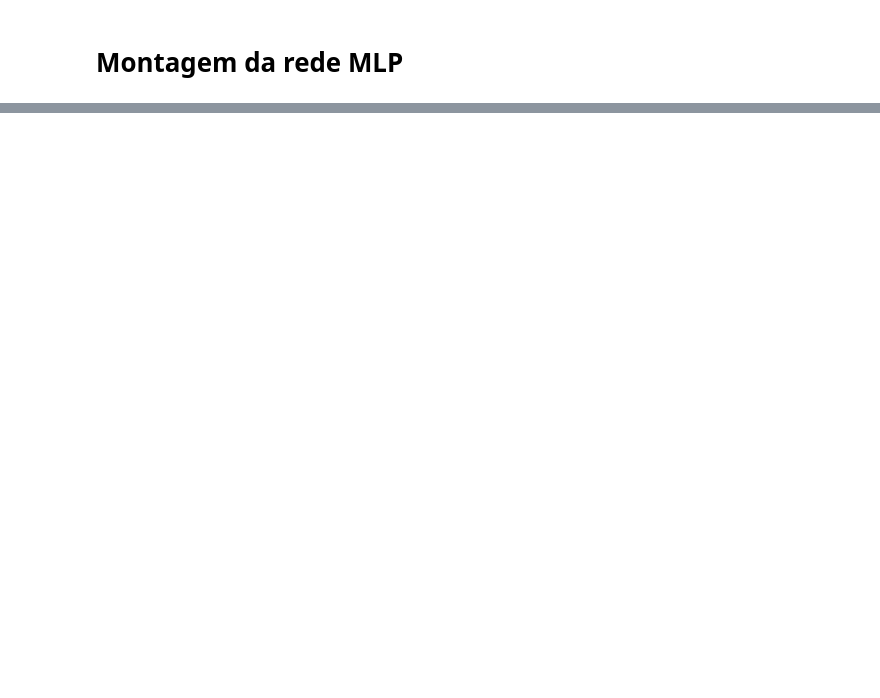
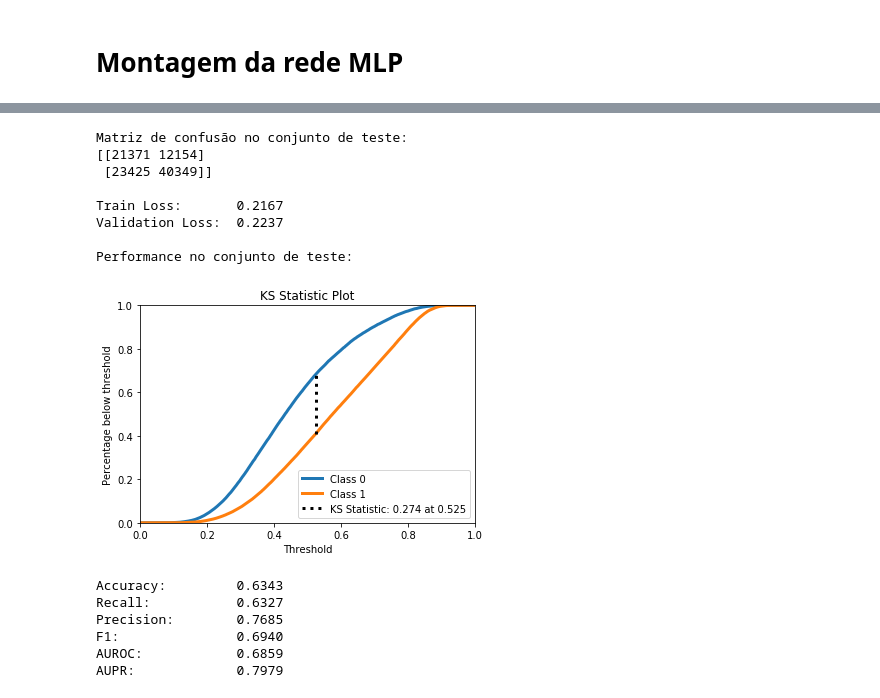
Before and after one commit to leamorim/RN-2018-2, a Jupyter notebook: Projeto Redes Neurais.ipynb, the cells around one changed output, grey strips where cells are left out. Saved outputs shown, nothing was run; the diff lists cells and outputs as text; code cells hidden in the pictures; blank space fills up the shorter version.

```diff
--- a/Projeto Redes Neurais.ipynb
+++ b/Projeto Redes Neurais.ipynb
@@ -240,0 +269,34 @@ AUPR:             0.7972
+# %%
+y_pred_scores = classifier.predict(X_test)
+y_pred_class = classifier.predict_classes(X_test, verbose=0)
+y_pred_scores_0 = 1 - y_pred_scores
+y_pred_scores = np.concatenate([y_pred_scores_0, y_pred_scores], axis=1)
+
+## Matriz de confusão
+print('Matriz de confusão no conjunto de teste:')
+print(confusion_matrix(y_test, y_pred_class))
+
+## Resumo dos resultados
+losses = extract_final_losses(history)
+print()
+print("{metric:<18}{value:.4f}".format(metric="Train Loss:", value=losses['train_loss']))
+print("{metric:<18}{value:.4f}".format(metric="Validation Loss:", value=losses['val_loss']))
+print('\nPerformance no conjunto de teste:')
+accuracy, recall, precision, f1, auroc, aupr = compute_performance_metrics(y_test, y_pred_class, y_pred_scores)
+print_metrics_summary(accuracy, recall, precision, f1, auroc, aupr)
+# %% [output]
+Matriz de confusão no conjunto de teste:
+[[21371 12154]
+ [23425 40349]]
+
+Train Loss:       0.2167
+Validation Loss:  0.2237
+
+Performance no conjunto de teste:
+[figure, added]
+Accuracy:         0.6343
+Recall:           0.6327
+Precision:        0.7685
+F1:               0.6940
+AUROC:            0.6859
+AUPR:             0.7979
```
Also changed, not shown: parts of 26 cells of this notebook.
